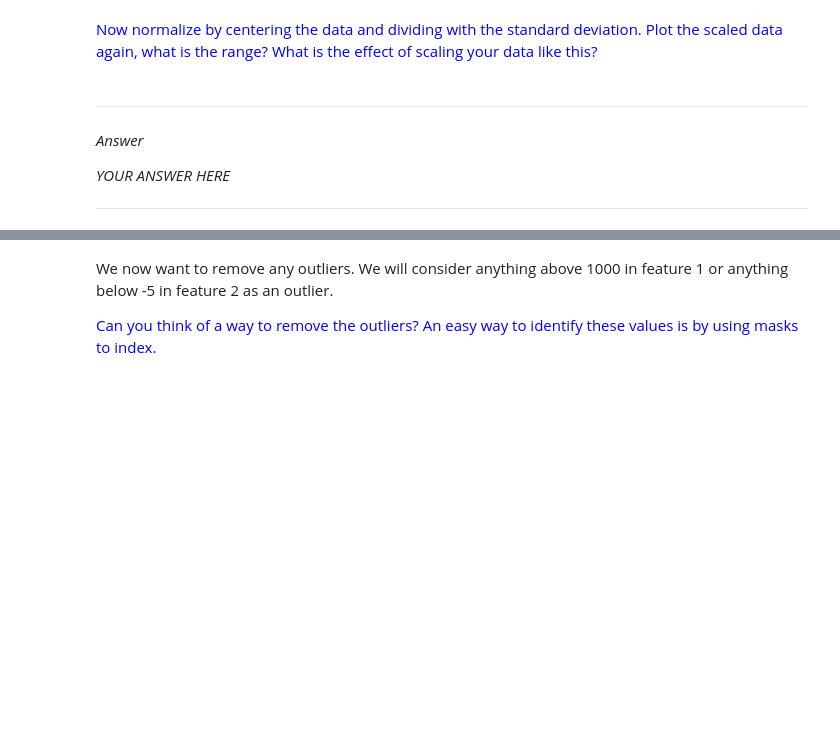
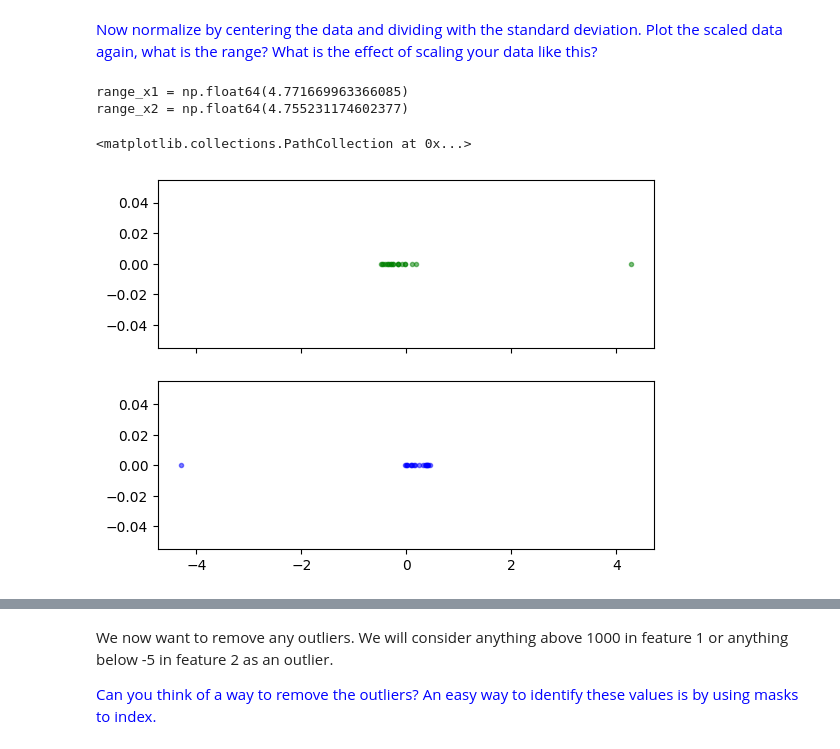
Before and after one commit to tomiock/ML2024-25, a Jupyter notebook: Session 2 - Multiple and Polynomial regression/P2_Multiple_and_Polynomial_Regression.ipynb, the cells around one changed output, grey strips where cells are left out. Saved outputs shown, nothing was run; the diff lists cells and outputs as text; code cells hidden in the pictures; blank space fills up the shorter version.

```diff
--- a/Session 2 - Multiple and Polynomial regression/P2_Multiple_and_Polynomial_Regression.ipynb
+++ b/Session 2 - Multiple and Polynomial regression/P2_Multiple_and_Polynomial_Regression.ipynb
@@ -66,8 +83,20 @@ The two features are in very different ranges, while it seems that there is one
-# %% [markdown]
----
-
-*Answer*
-
-*YOUR ANSWER HERE*
-
----
+# %%
+# Your Code Here #
+x1 = (x1 - x1.mean()) / x1.std()
+x2 = (x2 - x2.mean()) / x2.std()
+
+
+range_x1 = x1.max() - x1.min()
+range_x2 = x2.max() - x2.min()
+print(f'{range_x1 = }')
+print(f'{range_x2 = }')
+
+f, (ax1, ax2) = plt.subplots(2, sharex=True, sharey=False)
+
+ax1.scatter(x1, np.zeros_like(x1), color = 'g', marker ='.', alpha=0.5)
+ax2.scatter(x2, np.zeros_like(x2), color = 'b', marker ='.', alpha=0.5)
+# %% [output]
+range_x1 = np.float64(4.771669963366085)
+range_x2 = np.float64(4.755231174602377)
+<matplotlib.collections.PathCollection at 0x...>
+[figure, added]
```
Also changed, not shown: parts of 42 cells of this notebook, 4 other files.
